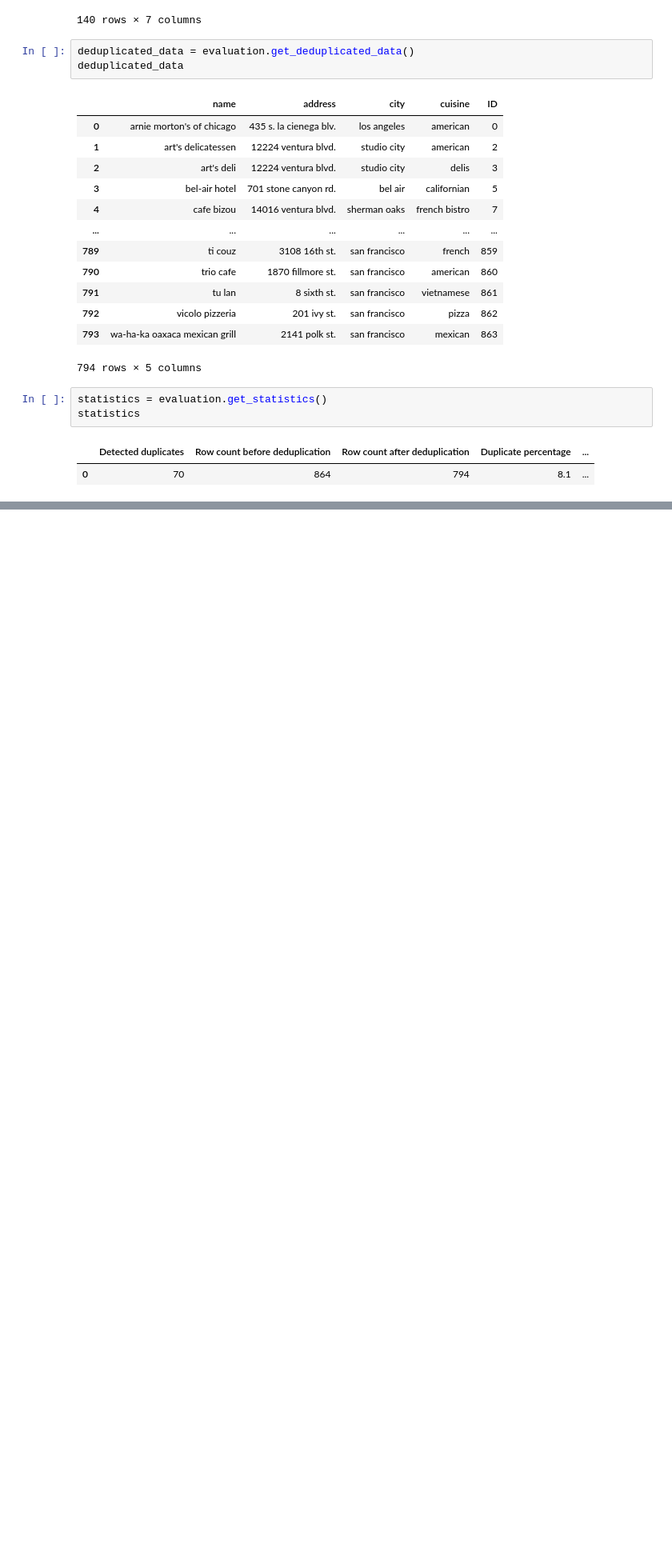
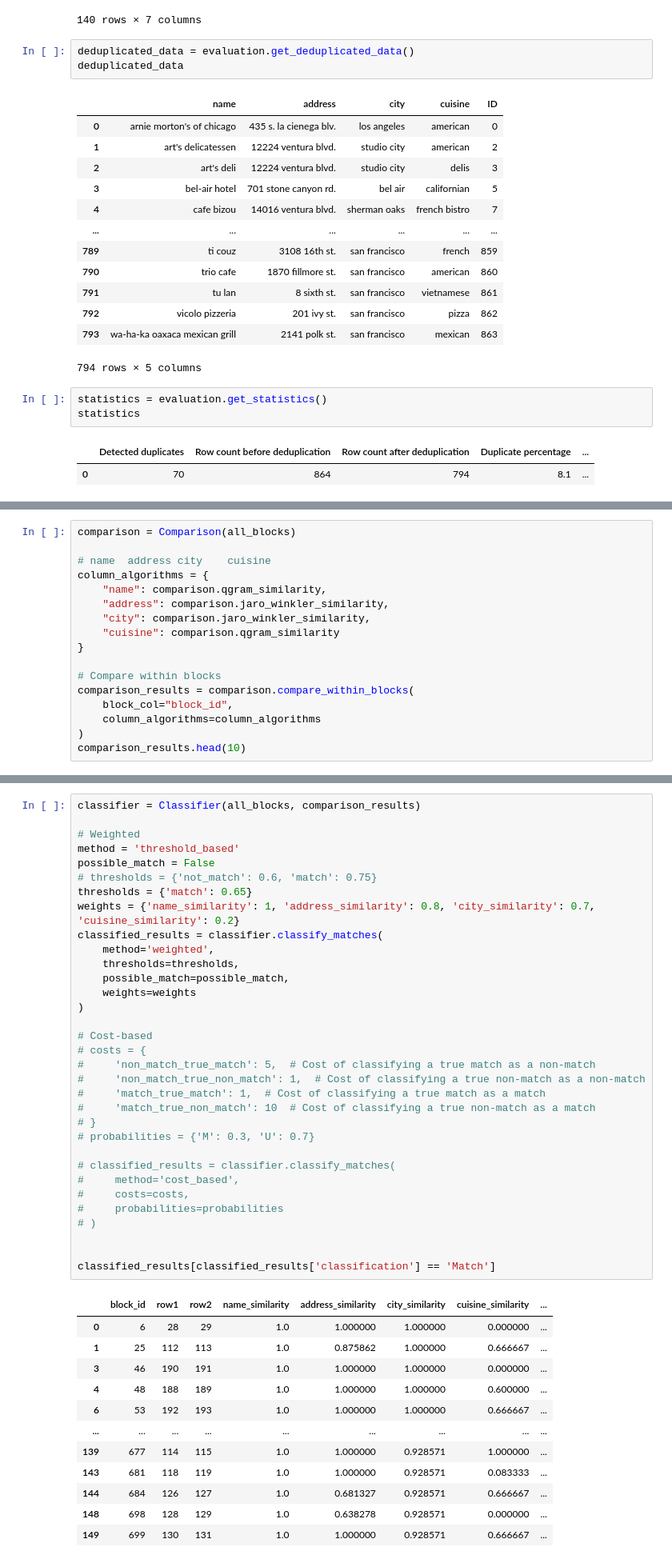
Before and after one commit to miszcz44/inzynierka_deduplikacja, a Jupyter notebook: data_pipeline/data_pipeline.ipynb, the cells around one changed output, grey strips where cells are left out. Shown at 80% size. Saved outputs shown, nothing was run; the diff lists cells and outputs as text; blank space fills up the shorter version.

```diff
--- a/data_pipeline/data_pipeline.ipynb
+++ b/data_pipeline/data_pipeline.ipynb
@@ -1040,0 +1156,17 @@ workflow_methods
+# %%
+comparison = Comparison(all_blocks)
+
+# name	address	city	cuisine
+column_algorithms = {
+    "name": comparison.qgram_similarity,
+    "address": comparison.jaro_winkler_similarity,
+    "city": comparison.jaro_winkler_similarity,
+    "cuisine": comparison.qgram_similarity
+}
+
+# Compare within blocks
+comparison_results = comparison.compare_within_blocks(
+    block_col="block_id",
+    column_algorithms=column_algorithms
+)
+comparison_results.head(10)
@@ -1040,0 +1185,46 @@ workflow_methods
+# %%
+classifier = Classifier(all_blocks, comparison_results)
+
+# Weighted
+method = 'threshold_based'
+possible_match = False
+# thresholds = {'not_match': 0.6, 'match': 0.75}
+thresholds = {'match': 0.65}
+weights = {'name_similarity': 1, 'address_similarity': 0.8, 'city_similarity': 0.7, 'cuisine_similarity': 0.2}
+classified_results = classifier.classify_matches(
+    method='weighted',
+    thresholds=thresholds,
+    possible_match=possible_match,
+    weights=weights
+)
+
+# Cost-based
+# costs = {
+#     'non_match_true_match': 5,  # Cost of classifying a true match as a non-match
+#     'non_match_true_non_match': 1,  # Cost of classifying a true non-match as a non-match
+#     'match_true_match': 1,  # Cost of classifying a true match as a match
+#     'match_true_non_match': 10  # Cost of classifying a true non-match as a match
+# }
+# probabilities = {'M': 0.3, 'U': 0.7}
+
+# classified_results = classifier.classify_matches(
+#     method='cost_based',
+#     costs=costs,
+#     probabilities=probabilities
+# )
+
+
+classified_results[classified_results['classification'] == 'Match']
+# %% [output]
+|  | block_id | row1 | row2 | name_similarity | address_similarity | city_similarity | cuisine_similarity | ... |
+| 0 | 6 | 28 | 29 | 1.0 | 1.000000 | 1.000000 | 0.000000 | ... |
+| 1 | 25 | 112 | 113 | 1.0 | 0.875862 | 1.000000 | 0.666667 | ... |
+| 3 | 46 | 190 | 191 | 1.0 | 1.000000 | 1.000000 | 0.000000 | ... |
+| 4 | 48 | 188 | 189 | 1.0 | 1.000000 | 1.000000 | 0.600000 | ... |
+| 6 | 53 | 192 | 193 | 1.0 | 1.000000 | 1.000000 | 0.666667 | ... |
+| ... | ... | ... | ... | ... | ... | ... | ... | ... |
+| 139 | 677 | 114 | 115 | 1.0 | 1.000000 | 0.928571 | 1.000000 | ... |
+| 143 | 681 | 118 | 119 | 1.0 | 1.000000 | 0.928571 | 0.083333 | ... |
+| 144 | 684 | 126 | 127 | 1.0 | 0.681327 | 0.928571 | 0.666667 | ... |
+| 148 | 698 | 128 | 129 | 1.0 | 0.638278 | 0.928571 | 0.000000 | ... |
+| 149 | 699 | 130 | 131 | 1.0 | 1.000000 | 0.928571 | 0.666667 | ... |
```
Also changed, not shown: parts of 13 cells of this notebook, 1 other file.
